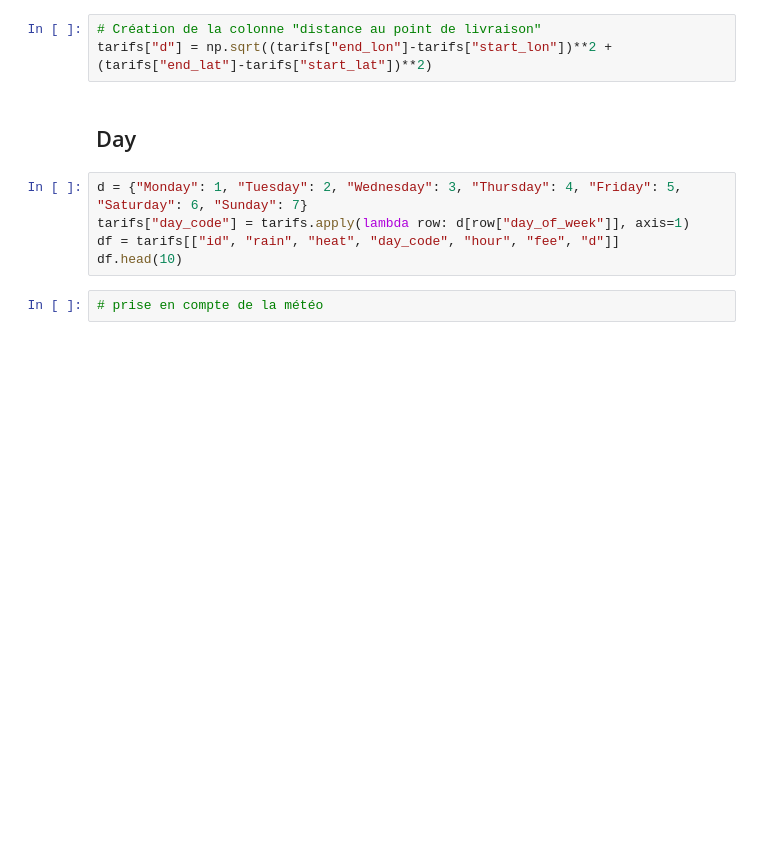
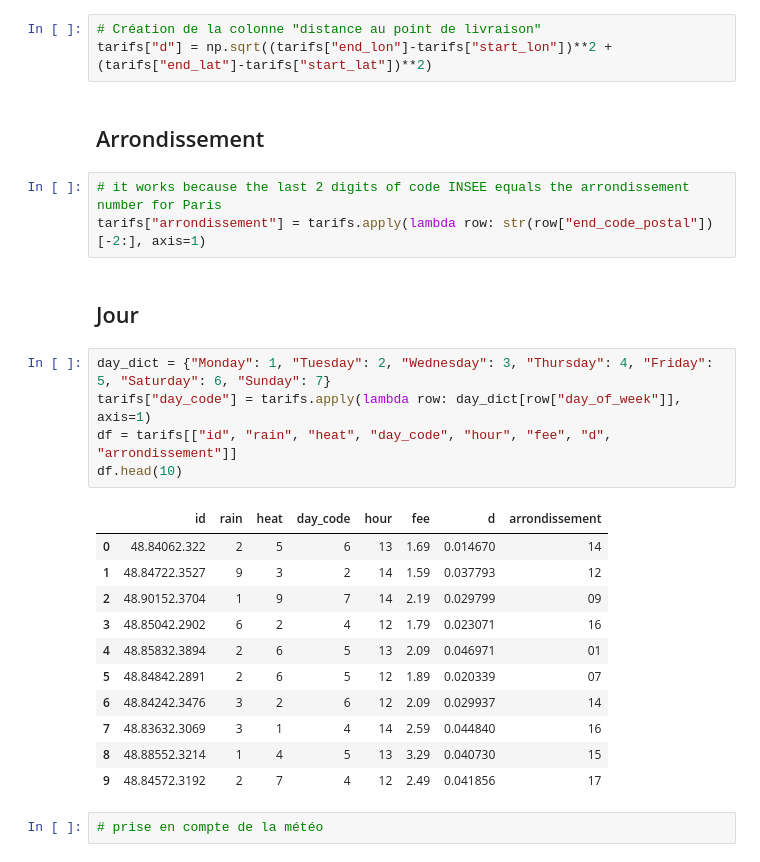
Before and after one commit to pedevineau/Inconnus, a Jupyter notebook: restaurant.ipynb, the cells around one changed output. Saved outputs shown, nothing was run; the diff lists cells and outputs as text; blank space fills up the shorter version.

```diff
--- a/restaurant.ipynb
+++ b/restaurant.ipynb
@@ -51,13 +60,30 @@ import numpy as np
 # %%
 # Création de la colonne "distance au point de livraison"
 tarifs["d"] = np.sqrt((tarifs["end_lon"]-tarifs["start_lon"])**2 + (tarifs["end_lat"]-tarifs["start_lat"])**2)
+# %% [markdown]
+## Arrondissement
+# %%
+# it works because the last 2 digits of code INSEE equals the arrondissement number for Paris
+tarifs["arrondissement"] = tarifs.apply(lambda row: str(row["end_code_postal"])[-2:], axis=1)
 # %% [markdown]
-## Day
+## Jour
 # %%
-d = {"Monday": 1, "Tuesday": 2, "Wednesday": 3, "Thursday": 4, "Friday": 5, "Saturday": 6, "Sunday": 7}
-tarifs["day_code"] = tarifs.apply(lambda row: d[row["day_of_week"]], axis=1)
-df = tarifs[["id", "rain", "heat", "day_code", "hour", "fee", "d"]]
+day_dict = {"Monday": 1, "Tuesday": 2, "Wednesday": 3, "Thursday": 4, "Friday": 5, "Saturday": 6, "Sunday": 7}
+tarifs["day_code"] = tarifs.apply(lambda row: day_dict[row["day_of_week"]], axis=1)
+df = tarifs[["id", "rain", "heat", "day_code", "hour", "fee", "d", "arrondissement"]]
 df.head(10)
+# %% [output]
+|  | id | rain | heat | day_code | hour | fee | d | arrondissement |
+| 0 | 48.84062.322 | 2 | 5 | 6 | 13 | 1.69 | 0.014670 | 14 |
+| 1 | 48.84722.3527 | 9 | 3 | 2 | 14 | 1.59 | 0.037793 | 12 |
+| 2 | 48.90152.3704 | 1 | 9 | 7 | 14 | 2.19 | 0.029799 | 09 |
+| 3 | 48.85042.2902 | 6 | 2 | 4 | 12 | 1.79 | 0.023071 | 16 |
+| 4 | 48.85832.3894 | 2 | 6 | 5 | 13 | 2.09 | 0.046971 | 01 |
+| 5 | 48.84842.2891 | 2 | 6 | 5 | 12 | 1.89 | 0.020339 | 07 |
+| 6 | 48.84242.3476 | 3 | 2 | 6 | 12 | 2.09 | 0.029937 | 14 |
+| 7 | 48.83632.3069 | 3 | 1 | 4 | 14 | 2.59 | 0.044840 | 16 |
+| 8 | 48.88552.3214 | 1 | 4 | 5 | 13 | 3.29 | 0.040730 | 15 |
+| 9 | 48.84572.3192 | 2 | 7 | 4 | 12 | 2.49 | 0.041856 | 17 |
 # %%
 # prise en compte de la météo
 # %% [markdown]
```
Also changed, not shown: parts of 9 cells of this notebook.
